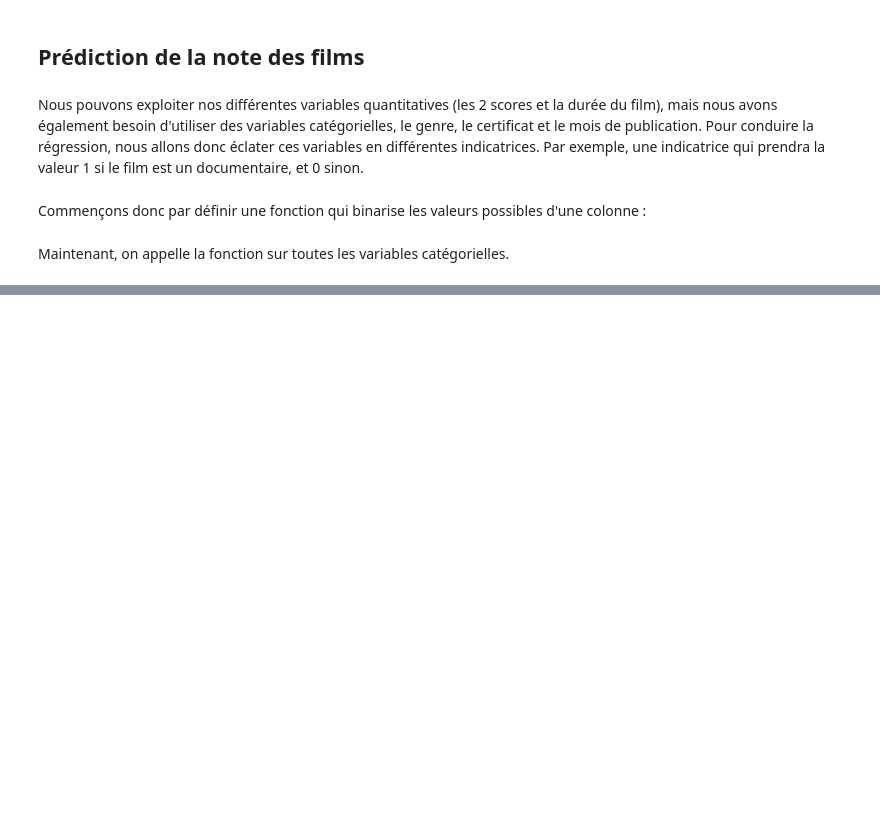
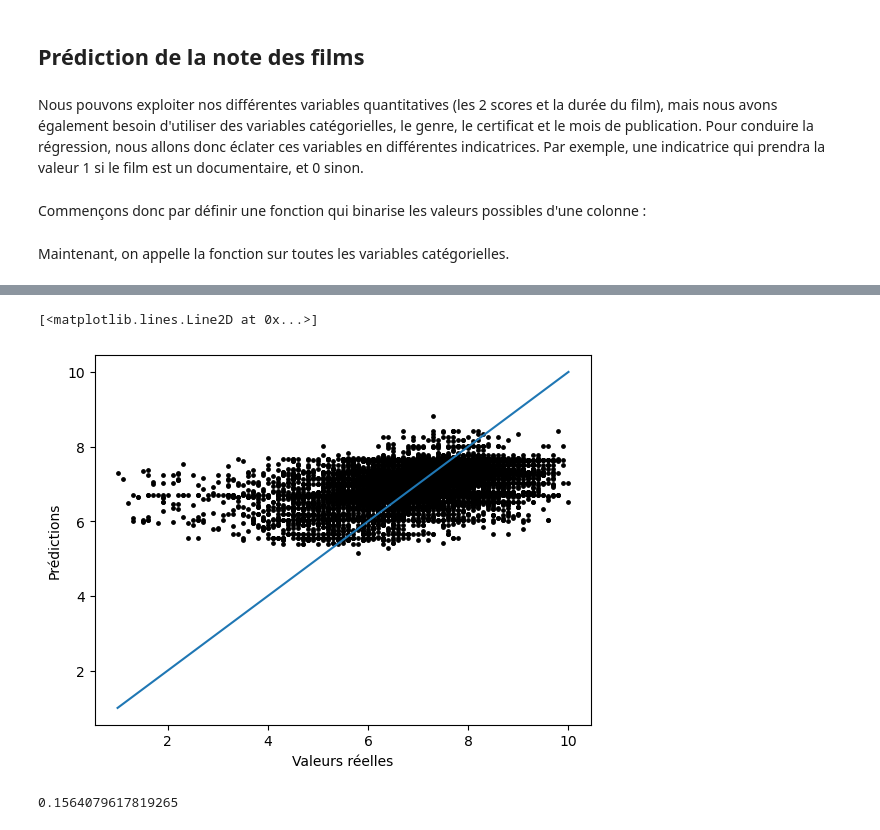
Before and after one commit to Jeremstar/Projet-de-DINGUE, a Jupyter notebook: Notebook/Scrap_IMDb.ipynb, the cells around one changed output, grey strips where cells are left out. Saved outputs shown, nothing was run; the diff lists cells and outputs as text; code cells hidden in the pictures; blank space fills up the shorter version.

```diff
--- a/Notebook/Scrap_IMDb.ipynb
+++ b/Notebook/Scrap_IMDb.ipynb
@@ -1027,0 +973,46 @@ print(r2)
+# %%
+# régression sur les genres
+
+df_regression = df_fusionné.copy()
+
+X = df_regression[['ID', "'Short'", "'Comedy'", "'Documentary'", "'Horror'", "'Fantasy'",
+       "'Action'", "'Adventure'", "'Family'", "'Animation'", "'Crime'",
+       "'Drama'", "'History'", "'War'", "'Sport'", "'Romance'",
+       "'Mystery'", "'Thriller'", "'Sci-Fi'", "'Western'", "'Biography'",
+       "'Music'", "'Musical'", "'Film-Noir'", "'News'", "'Talk-Show'",
+       "'Adult'", "'Game-Show'", "'Reality-TV'"]].dropna()
+y = df_regression[['ID', 'Note_moyenne']].dropna()
+df_filtrage = pd.merge(X, y, on='ID')
+
+X = df_filtrage[["'Short'", "'Comedy'", "'Documentary'", "'Horror'", "'Fantasy'",
+       "'Action'", "'Adventure'", "'Family'", "'Animation'", "'Crime'",
+       "'Drama'", "'History'", "'War'", "'Sport'", "'Romance'",
+       "'Mystery'", "'Thriller'", "'Sci-Fi'", "'Western'", "'Biography'",
+       "'Music'", "'Musical'", "'Film-Noir'", "'News'", "'Talk-Show'",
+       "'Adult'", "'Game-Show'", "'Reality-TV'"]]
+y = df_filtrage['Note_moyenne'].dropna()
+
+
+X_train, X_test, y_train, y_test = train_test_split(X, y, test_size=0.2)
+model = LinearRegression()
+model.fit(X_train, y_train)
+y_pred = model.predict(X_test)
+
+plt.scatter(y_test, y_pred, s=6, c='black')
+plt.xlabel('Valeurs réelles')
+plt.ylabel('Prédictions')
+
+min_val = min(y_test.min(), y_pred.min())
+max_val = max(y_test.max(), y_pred.max())
+
+plt.plot([min_val, max_val], [min_val, max_val])
+# %% [output]
+[<matplotlib.lines.Line2D at 0x...>]
+[figure, added]
+# %%
+from sklearn.metrics import r2_score
+
+r2 = r2_score(y_test, y_pred)
+print(r2)
+# %% [output]
+0.1564079617819265
```
Also changed, not shown: parts of 40 cells of this notebook.
